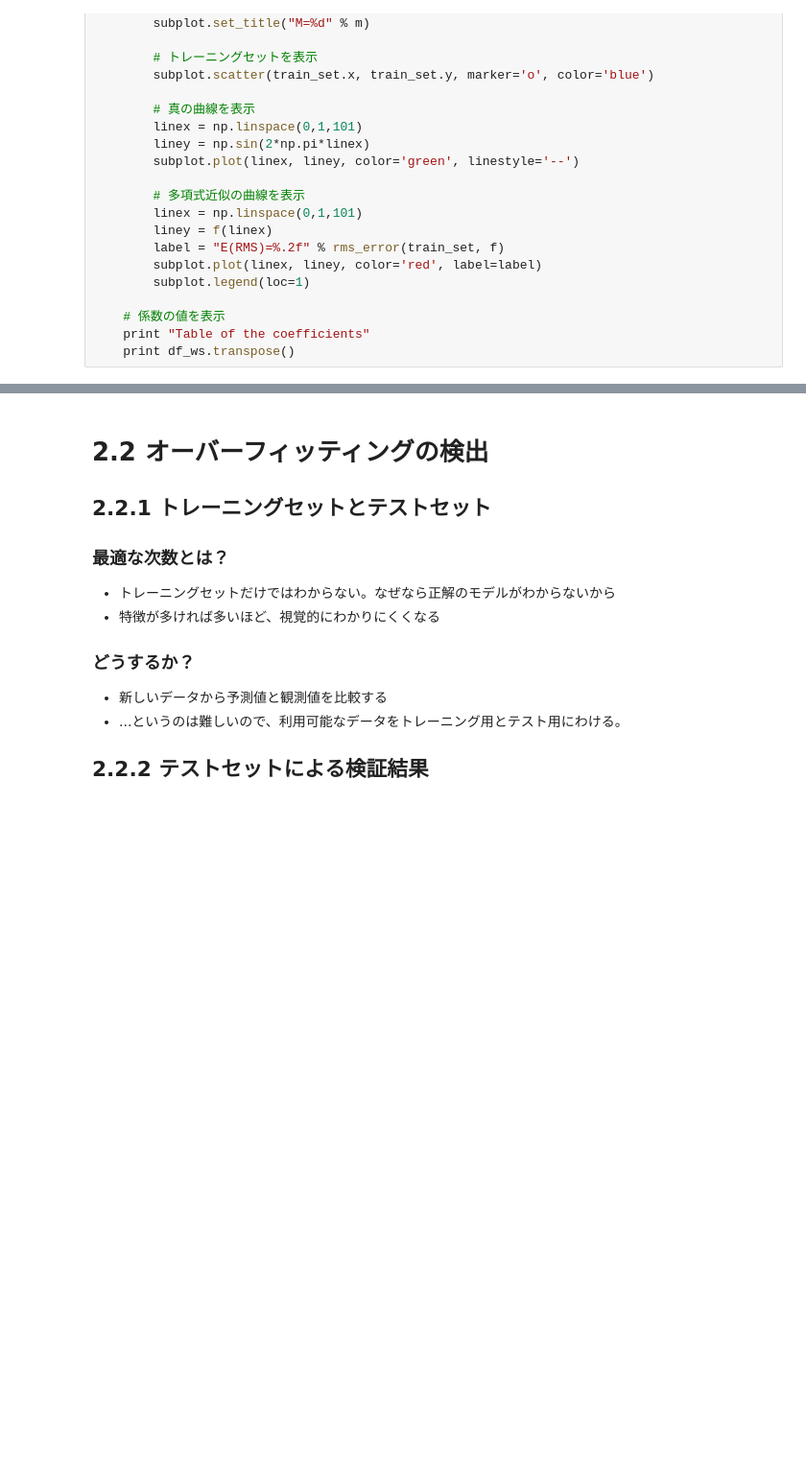
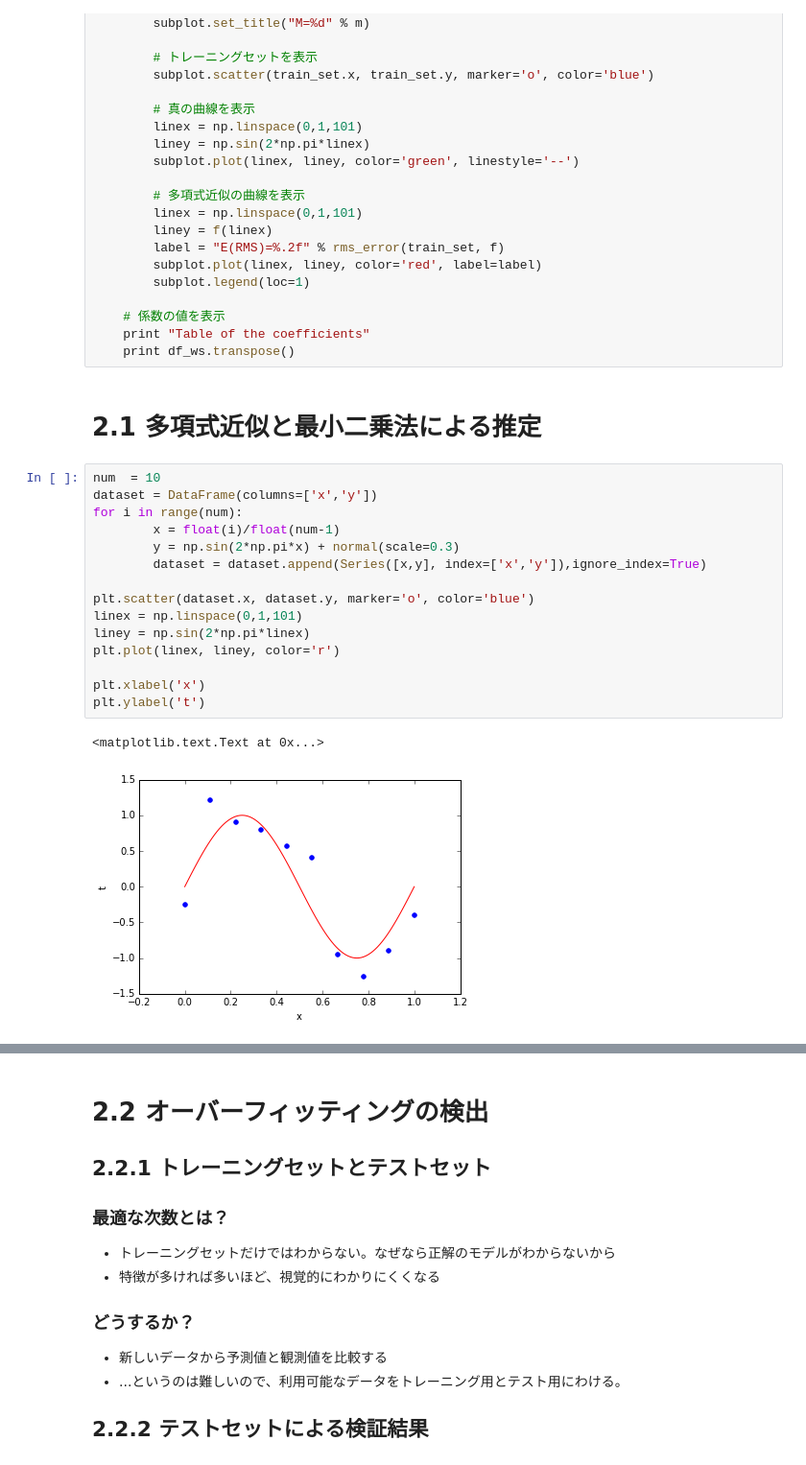
Before and after one commit to ken5scal/ml4se, a Jupyter notebook: scripts/ch2.ipynb, the cells around one changed output, grey strips where cells are left out. Shown at 96% size. Drawn from its saved outputs; the diff is of its cells as text; blank space fills up the shorter version.

```diff
--- a/scripts/ch2.ipynb
+++ b/scripts/ch2.ipynb
@@ -100,3 +100,23 @@ def RMS(N,M):
     # 係数の値を表示
     print "Table of the coefficients"
     print df_ws.transpose()
+# %% [markdown]
+# 2.1 多項式近似と最小二乗法による推定
+# %%
+num  = 10
+dataset = DataFrame(columns=['x','y'])
+for i in range(num):
+        x = float(i)/float(num-1)
+        y = np.sin(2*np.pi*x) + normal(scale=0.3)
+        dataset = dataset.append(Series([x,y], index=['x','y']),ignore_index=True)
+
+plt.scatter(dataset.x, dataset.y, marker='o', color='blue')
+linex = np.linspace(0,1,101)
+liney = np.sin(2*np.pi*linex)
+plt.plot(linex, liney, color='r')
+
+plt.xlabel('x')
+plt.ylabel('t')
+# %% [output]
+<matplotlib.text.Text at 0x...>
+[figure, added]
```
Also changed, not shown: parts of 5 cells of this notebook.
